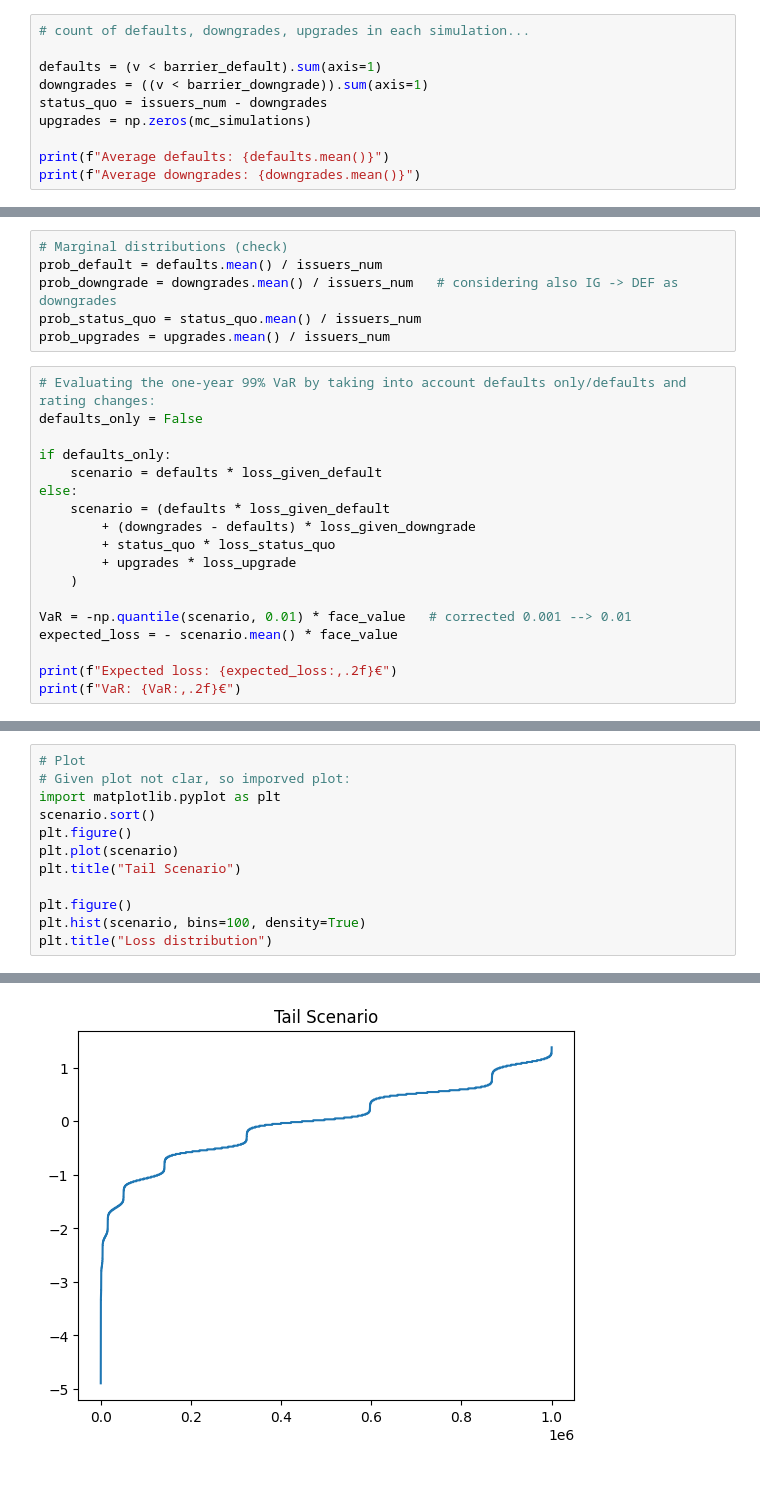
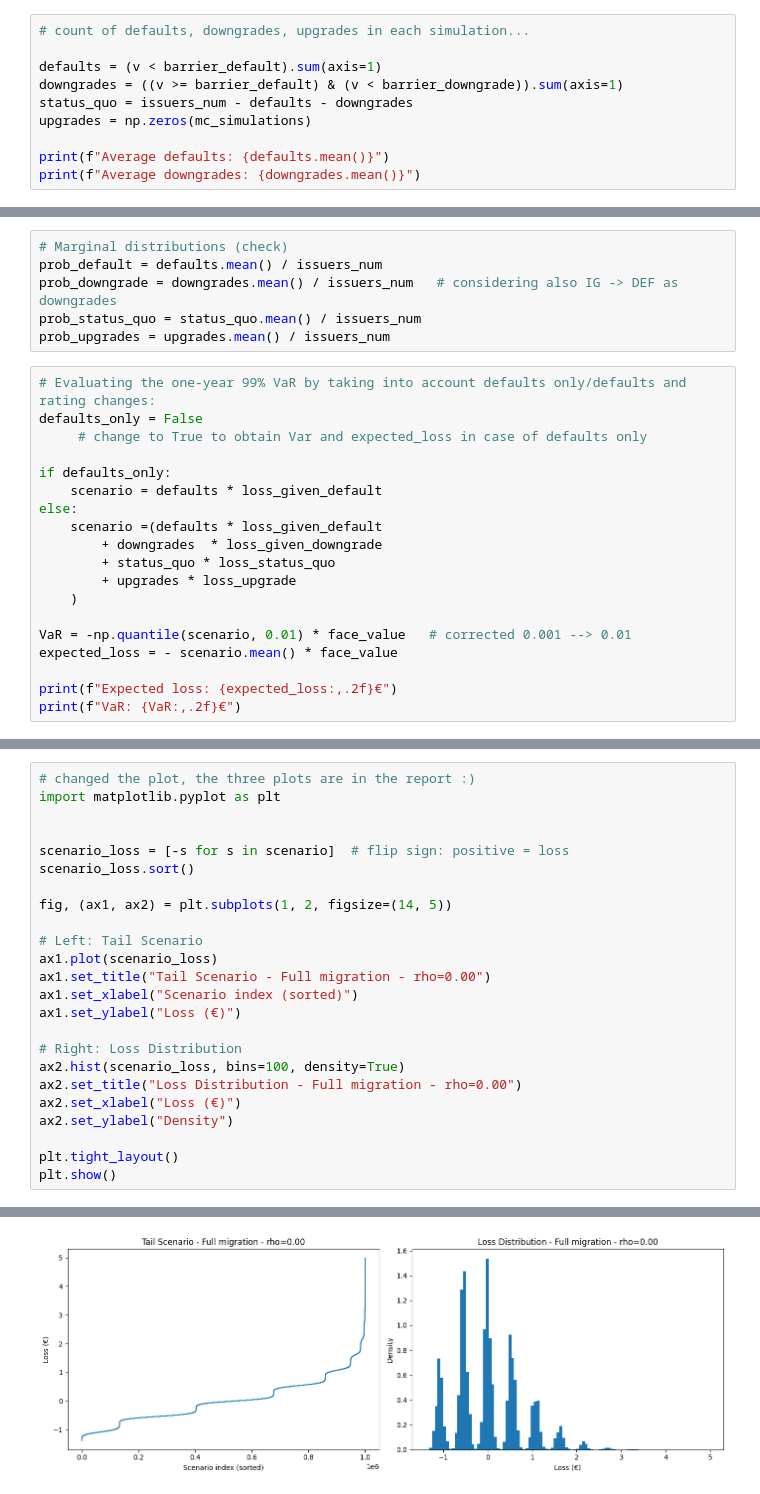
Before and after one commit to filippotacconi/Lab2, a Jupyter notebook: LAB2_Group12.ipynb, the cells around one changed output, grey strips where cells are left out. Drawn from its saved outputs; the diff is of its cells as text.

```diff
--- a/LAB2_Group12.ipynb
+++ b/LAB2_Group12.ipynb
@@ -504,8 +500,8 @@ v = r * y + np.sqrt(1 - r**2) * eps   # WRONG formula: we've corretcted it
 # count of defaults, downgrades, upgrades in each simulation...
 
 defaults = (v < barrier_default).sum(axis=1)
-downgrades = ((v < barrier_downgrade)).sum(axis=1)
-status_quo = issuers_num - downgrades
+downgrades = ((v >= barrier_default) & (v < barrier_downgrade)).sum(axis=1)
+status_quo = issuers_num - defaults - downgrades
 upgrades = np.zeros(mc_simulations)
 
 print(f"Average defaults: {defaults.mean()}")
@@ -522,12 +518,13 @@ prob_upgrades = upgrades.mean() / issuers_num
 # %%
 # Evaluating the one-year 99% VaR by taking into account defaults only/defaults and rating changes:
 defaults_only = False
+     # change to True to obtain Var and expected_loss in case of defaults only
 
 if defaults_only:
     scenario = defaults * loss_given_default
 else:
-    scenario = (defaults * loss_given_default
-        + (downgrades - defaults) * loss_given_downgrade
+    scenario =(defaults * loss_given_default
+        + downgrades  * loss_given_downgrade
         + status_quo * loss_status_quo
         + upgrades * loss_upgrade
     )
@@ -542,14 +539,26 @@ Expected loss: 426.71€
 VaR: 2,159,120.76€
 # %%
-# Plot
-# Given plot not clar, so imporved plot:
+# changed the plot, the three plots are in the report :)
 import matplotlib.pyplot as plt
-scenario.sort()
-plt.figure()
-plt.plot(scenario)
-plt.title("Tail Scenario")
 
-plt.figure()
-plt.hist(scenario, bins=100, density=True)
-plt.title("Loss distribution")
+
+scenario_loss = [-s for s in scenario]  # flip sign: positive = loss
+scenario_loss.sort()
+
+fig, (ax1, ax2) = plt.subplots(1, 2, figsize=(14, 5))
+
+# Left: Tail Scenario
+ax1.plot(scenario_loss)
+ax1.set_title("Tail Scenario - Full migration - rho=0.00")
+ax1.set_xlabel("Scenario index (sorted)")
+ax1.set_ylabel("Loss (€)")
+
+# Right: Loss Distribution
+ax2.hist(scenario_loss, bins=100, density=True)
+ax2.set_title("Loss Distribution - Full migration - rho=0.00")
+ax2.set_xlabel("Loss (€)")
+ax2.set_ylabel("Density")
+
+plt.tight_layout()
+plt.show()
 # %% [output]
@@ -557 +565 @@ Text(0.5, 1.0, 'Loss distribution')
-[figure, old version]
+[figure, new version]
```
Also changed, not shown: parts of 13 cells of this notebook, 1 other file.
